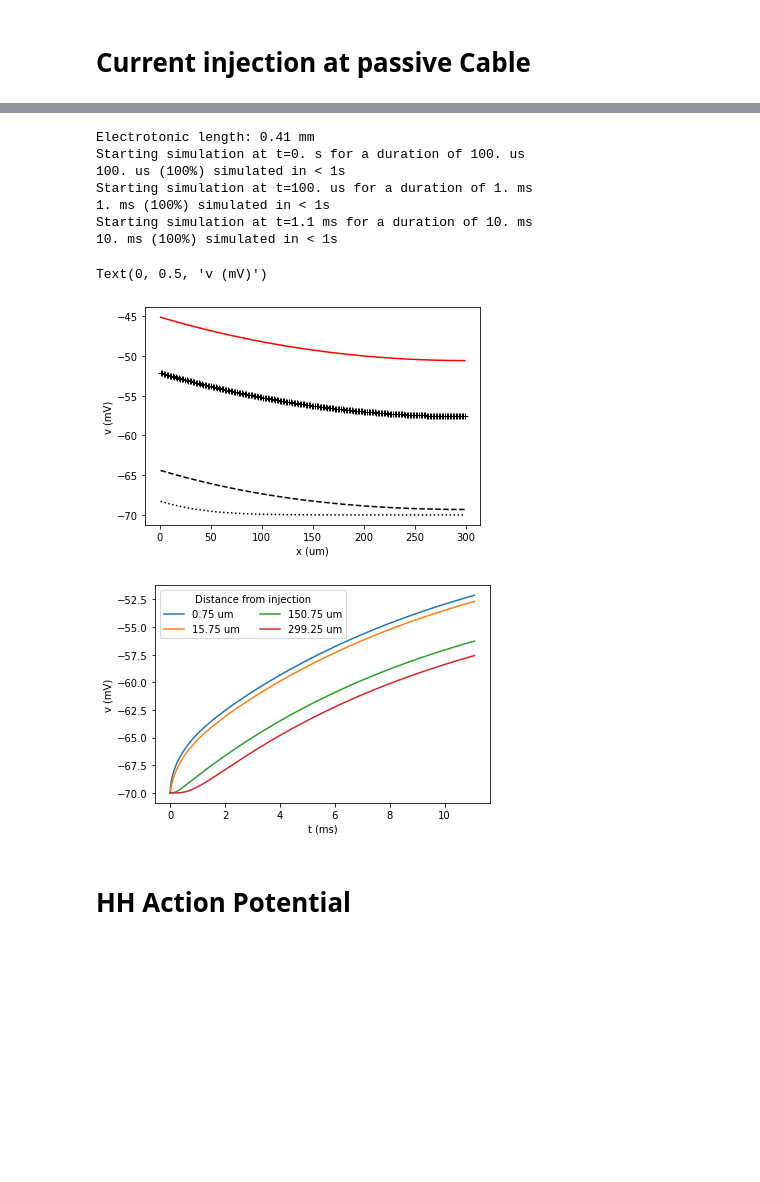
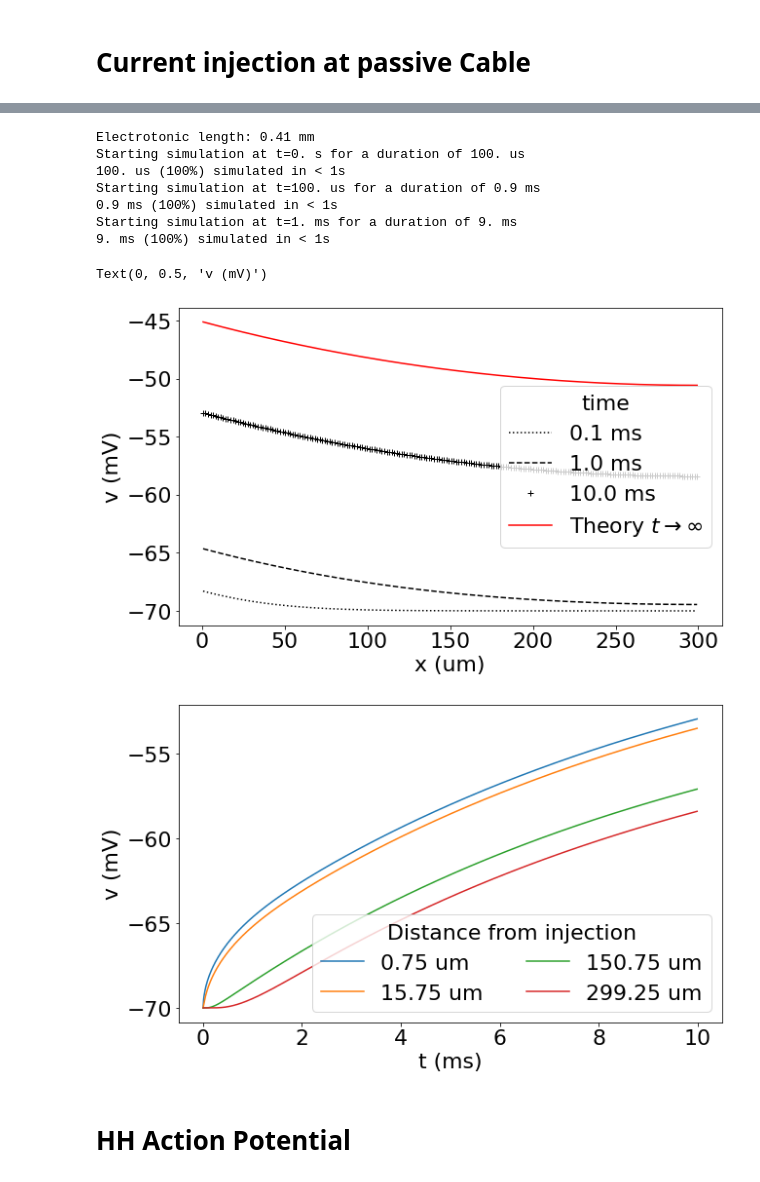
Before and after one commit to moritz-s/FSCV, a Jupyter notebook: CableModelCourse/Course.ipynb, the cells around one changed output, grey strips where cells are left out. Drawn from its saved outputs; the diff is of its cells as text; code cells hidden in the pictures; blank space fills up the shorter version.

```diff
--- a/CableModelCourse/Course.ipynb
+++ b/CableModelCourse/Course.ipynb
@@ -40,6 +44,10 @@ Then we can plot $V_m([K^+]_\text{out})$. We present three cases:
 - only $g_K$
 - $g_K = 20 g_Na$
 # %%
+plt.rcParams["figure.figsize"] = (10,6)
+plt.rcParams["font.size"] = 22
+#matplotlib.rcParams.update({'font.size': 22})
+
 K_outs = np.logspace(-1,4)
 plt.plot(K_outs, 1e3*vm_goldmann(K_out=K_outs), label="Standard")
 plt.plot(K_outs, 1e3*vm_goldmann(K_out=K_outs, g_Na=0), label="No Na channels")
@@ -105,45 +118,46 @@ I : amp (point current)
 
 neuron = SpatialNeuron(morphology=morpho, model=eqs, Cm=Cm, Ri=Ri,
                        method='exponential_euler')
 neuron.v = EL
 M = StateMonitor(neuron, 'v', record=[0, 10,100,199])
 
 la = neuron.space_constant[0]
 print("Electrotonic length: %s" % la.in_best_unit(2))
 
 neuron.I[0] = 0.02*nA # injecting at the left end
 
 run(.1*ms, report='text')
-plot(neuron.distance/um, neuron.v/mV, 'k:')
-run(1*ms, report='text')
-plot(neuron.distance/um, neuron.v/mV, 'k--')
-run(10*ms, report='text')
-plot(neuron.distance/um, neuron.v/mV, 'k+')
+plot(neuron.distance/um, neuron.v/mV, 'k:', label="0.1 ms")
+run(0.9*ms, report='text')
+plot(neuron.distance/um, neuron.v/mV, 'k--', label="1.0 ms")
+run(9*ms, report='text')
+plot(neuron.distance/um, neuron.v/mV, 'k+', label="10.0 ms")
 
 # Theory
 x = neuron.distance
 ra = la * 4 * Ri / (pi * diameter**2)
 theory = EL + ra * neuron.I[0] * cosh((length - x) / la) / sinh(length / la)
-plot(x/um, theory/mV, 'r')
+plot(x/um, theory/mV, 'r', label=r"Theory $t\rightarrow\infty$")
 xlabel('x (um)')
 ylabel('v (mV)')
+legend(title="time")
 
 figure()
 plot(M.t/ms, M.v.T/mV, label= x[M.record])
 legend(title="Distance from injection", loc="best", ncol=2)
 xlabel('t (ms)')
 ylabel('v (mV)')
 # %% [output]
 Electrotonic length: 0.41 mm
 Starting simulation at t=0. s for a duration of 100. us
 100. us (100%) simulated in < 1s
-Starting simulation at t=100. us for a duration of 1. ms
-1. ms (100%) simulated in < 1s
-Starting simulation at t=1.1 ms for a duration of 10. ms
-10. ms (100%) simulated in < 1s
+Starting simulation at t=100. us for a duration of 0.9 ms
+0.9 ms (100%) simulated in < 1s
+Starting simulation at t=1. ms for a duration of 9. ms
+9. ms (100%) simulated in < 1s
 Text(0, 0.5, 'v (mV)')
-[figure, old version]
+[figure, new version]
-[figure, old version]
+[figure, new version]
 # %% [markdown]
 # HH Action Potential
 # %% [markdown]
```
Also changed, not shown: parts of 10 cells of this notebook, 4 other files.
